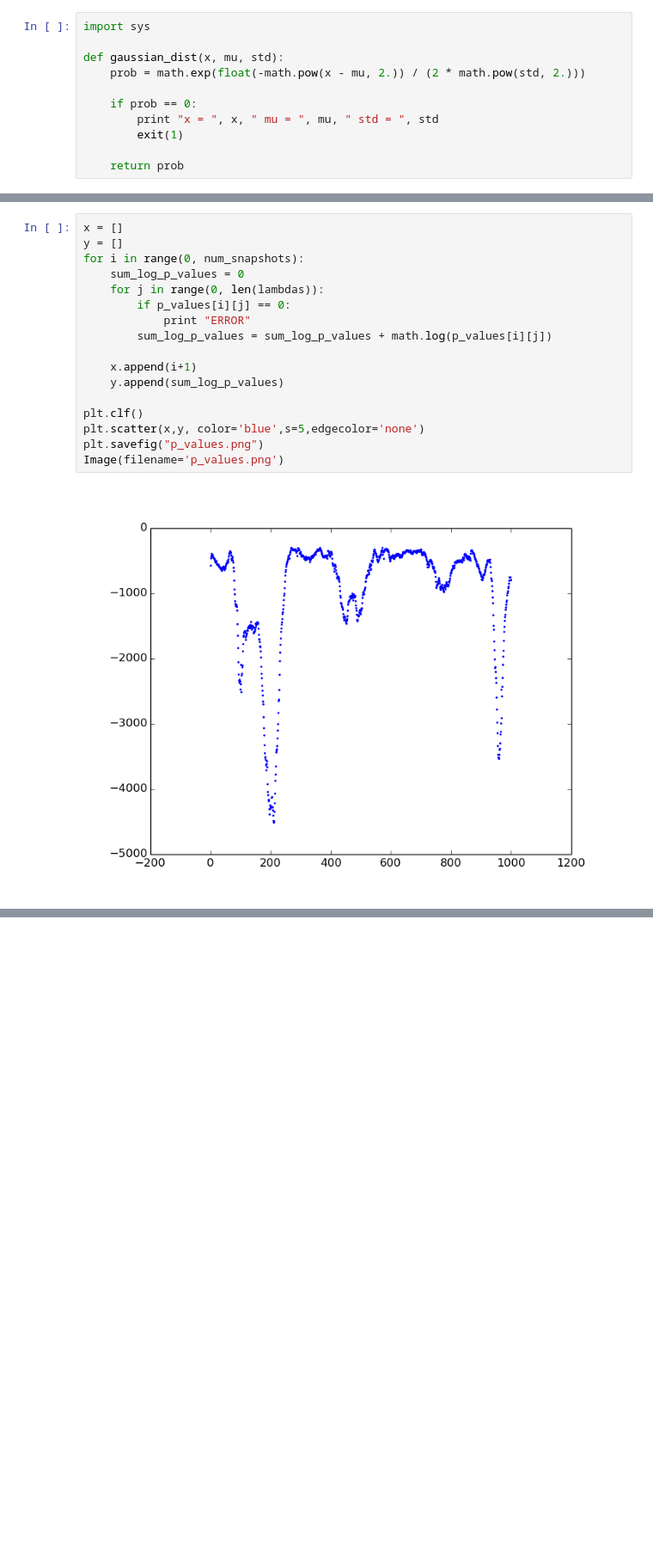
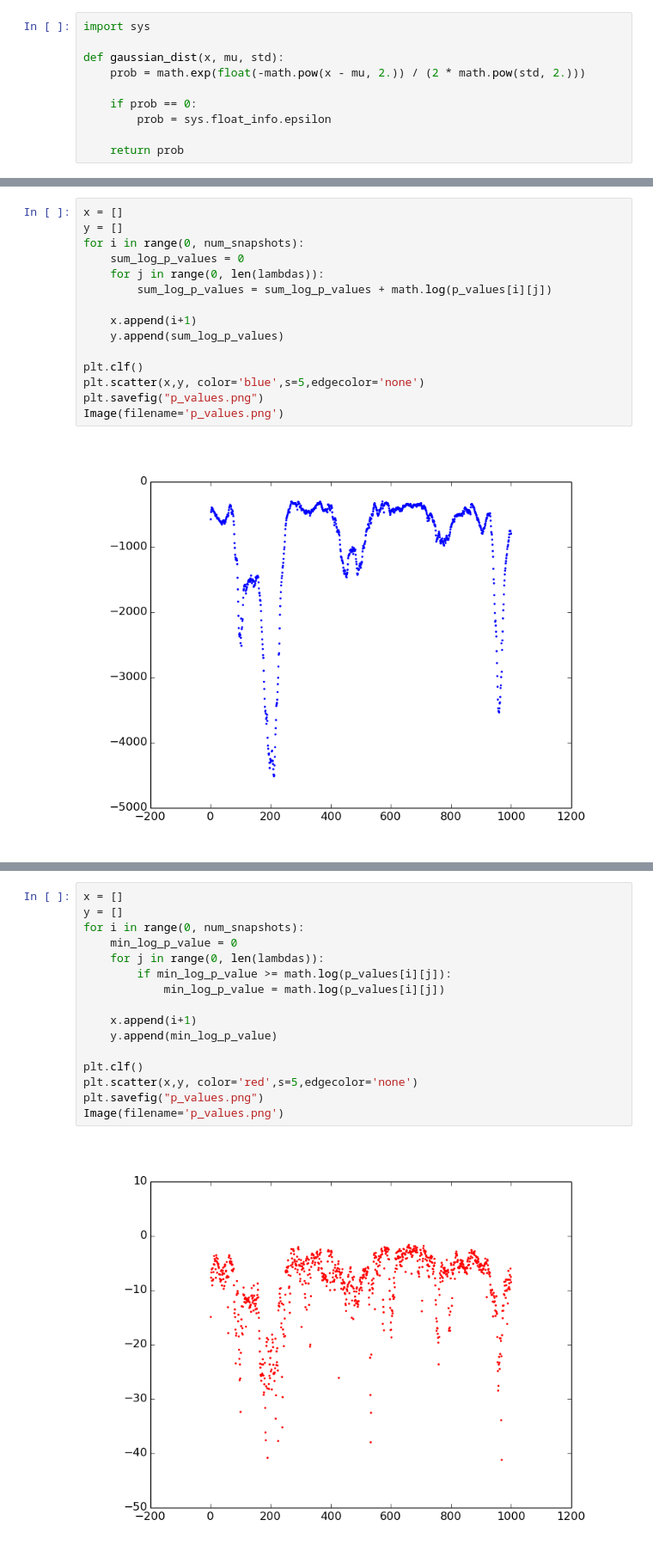
Before and after one commit to arleilps/anomaly-detection, a Jupyter notebook: jan_meeting/Anomaly detection using spectral theory.ipynb, the cells around one changed output, grey strips where cells are left out. Shown at 86% size. Drawn from its saved outputs; the diff is of its cells as text; blank space fills up the shorter version.

```diff
--- a/jan_meeting/Anomaly detection using spectral theory.ipynb
+++ b/jan_meeting/Anomaly detection using spectral theory.ipynb
@@ -123,8 +123,7 @@ def gaussian_dist(x, mu, std):
     prob = math.exp(float(-math.pow(x - mu, 2.)) / (2 * math.pow(std, 2.)))
 
     if prob == 0:
-        print "x = ", x, " mu = ", mu, " std = ", std
-        exit(1)
+        prob = sys.float_info.epsilon
 
     return prob
 # %% [markdown]
@@ -208,8 +207,6 @@ y = []
 for i in range(0, num_snapshots):
     sum_log_p_values = 0
     for j in range(0, len(lambdas)):
-        if p_values[i][j] == 0:
-            print "ERROR"
         sum_log_p_values = sum_log_p_values + math.log(p_values[i][j])
 
     x.append(i+1)
@@ -223,0 +223,18 @@ Image(filename='p_values.png')
+# %%
+x = []
+y = []
+for i in range(0, num_snapshots):
+    min_log_p_value = 0
+    for j in range(0, len(lambdas)):
+        if min_log_p_value >= math.log(p_values[i][j]):
+            min_log_p_value = math.log(p_values[i][j])
+
+    x.append(i+1)
+    y.append(min_log_p_value)
+
+plt.clf()
+plt.scatter(x,y, color='red',s=5,edgecolor='none')
+plt.savefig("p_values.png")
+Image(filename='p_values.png')
+# %% [output]
+[figure, added]
```
Also changed, not shown: parts of 5 cells of this notebook, 1 other file.
